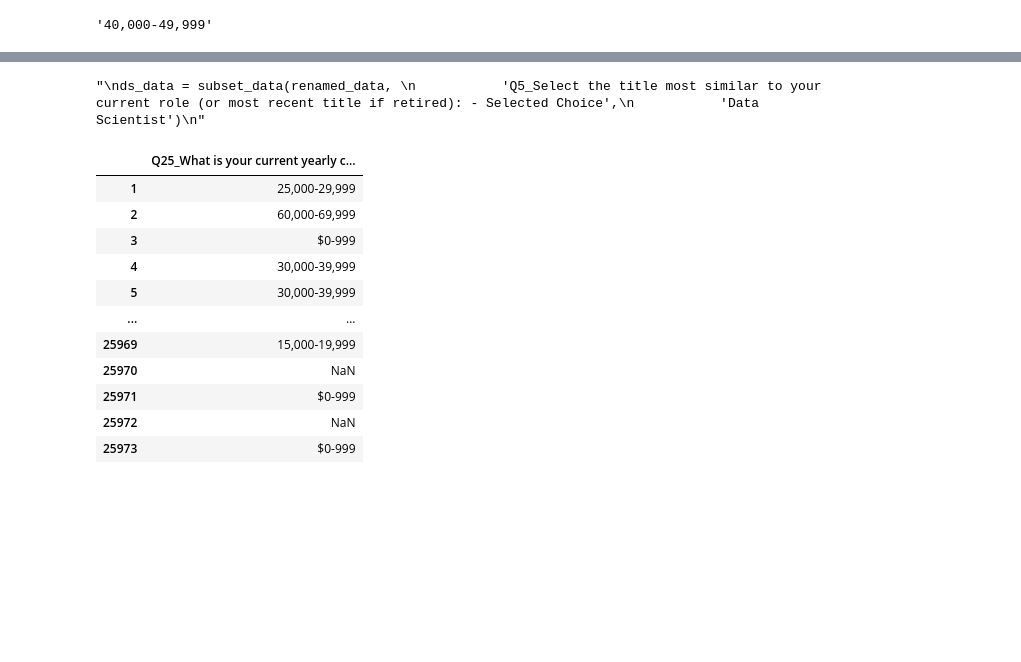
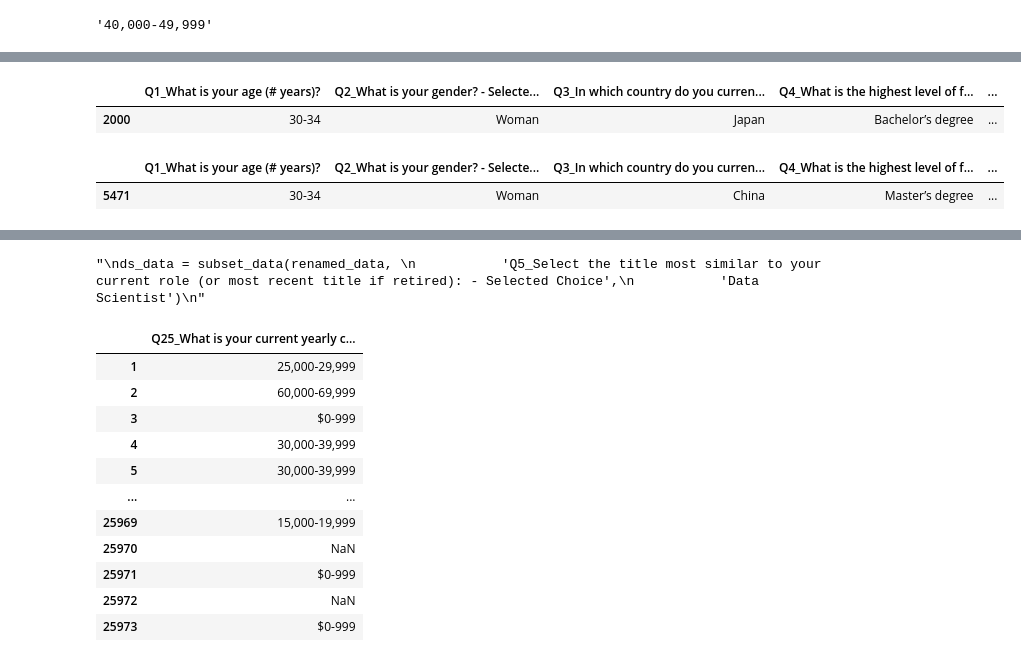
Before and after one commit to thecrossed/kaggle_survey_2021, a Jupyter notebook: what-do-data-scientists-usually-do.ipynb, the cells around one changed output, grey strips where cells are left out. Saved outputs shown, nothing was run; the diff lists cells and outputs as text; code cells hidden in the pictures; blank space fills up the shorter version.

```diff
--- a/what-do-data-scientists-usually-do.ipynb
+++ b/what-do-data-scientists-usually-do.ipynb
@@ -183,3 +224,13 @@ compensation(renamed_data,2000)
+# %%
+demographic_data.loc[demographic_data.index == 2000]
+# %% [output]
+|  | Q1_What is your age (# years)? | Q2_What is your gender? - Selecte... | Q3_In which country do you curren... | Q4_What is the highest level of f... | ... |
+| 2000 | 30-34 | Woman | Japan | Bachelor’s degree | ... |
+# %%
+demographic_data.loc[demographic_data.index == 5471]
+# %% [output]
+|  | Q1_What is your age (# years)? | Q2_What is your gender? - Selecte... | Q3_In which country do you curren... | Q4_What is the highest level of f... | ... |
+| 5471 | 30-34 | Woman | China | Master’s degree | ... |
 # %%
 """
 def compute_correlation(df, user1, user2):
```
Also changed, not shown: parts of 10 cells of this notebook.
